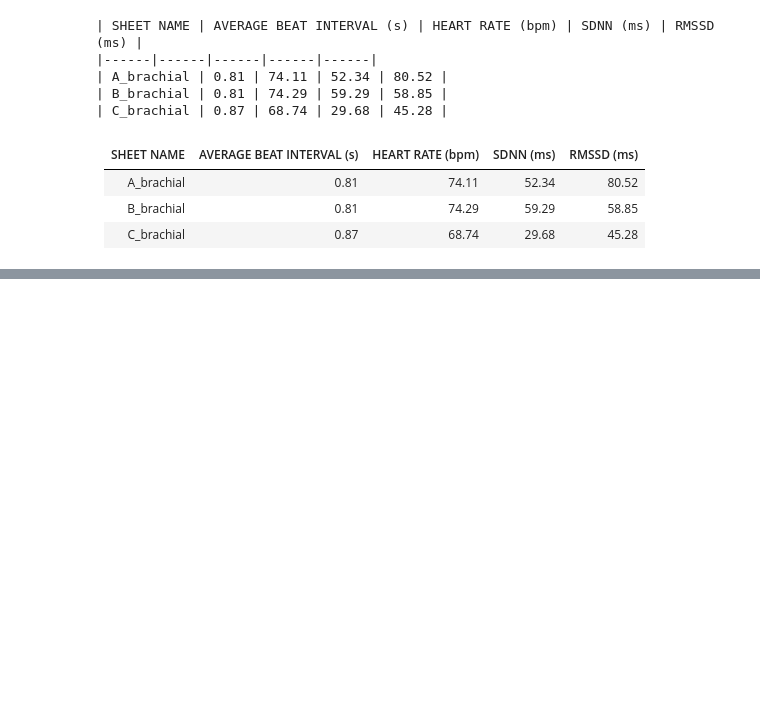
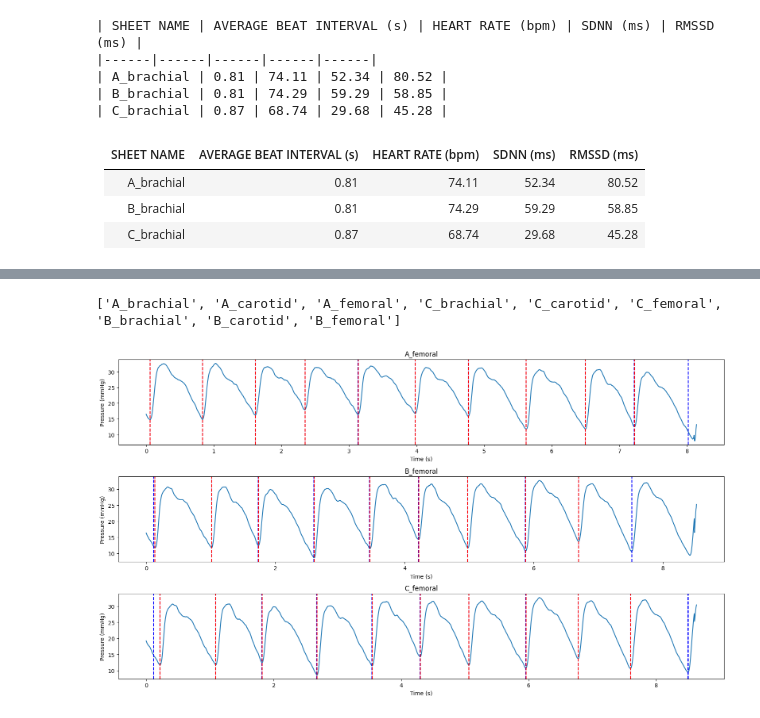
Before and after one commit to shreenandansonu/Non-invasive-Sensing---Signal-Processing-for-Human-Health-IIT-Madras, a Jupyter notebook: asignment1.ipynb, the cells around one changed output, grey strips where cells are left out. Drawn from its saved outputs; the diff is of its cells as text; code cells hidden in the pictures; blank space fills up the shorter version.

```diff
--- a/asignment1.ipynb
+++ b/asignment1.ipynb
@@ -182,16 +190,17 @@ print("| SHEET NAME | AVERAGE BEAT INTERVAL (s) | HEART RATE (bpm) | SDNN (ms) |
 
 for i in pressure_sheet_index:
     df = pd.read_excel(path, sheet_name=sheet_names_list[i])
-    beat_intervals=[]
-    avg_beat_intterval=0
+    beat_intervals = []
+    avg_beat_intterval = 0
     pressure = (df.iloc[:, 1])*(1000/Cc)
     pressure = moving_average(pressure, 10)
     time = (df.iloc[:, 0])*(0.004)
     min_pressure_points = min_pressure(pressure)
     for j in range(len(min_pressure_points)-1):
         # to avoid fake beat coming due to noise we will limit the minimum time between two beats to be 0.3s (which corresponds to a heart rate of 200 bpm)
-        if (time[min_pressure_points[j+1]]-time[min_pressure_points[j]])>0.3:
-            beat_intervals.append(time[min_pressure_points[j+1]]-time[min_pressure_points[j]])
+        if (time[min_pressure_points[j+1]]-time[min_pressure_points[j]]) > 0.3:
+            beat_intervals.append(
+                time[min_pressure_points[j+1]]-time[min_pressure_points[j]])
     # print(beat_intervals)
     print(f"| {sheet_names_list[i]} | {np.mean(beat_intervals):.2f} | {60/np.mean(beat_intervals):.2f} | {np.std(beat_intervals)*1000:.2f} | {np.sqrt(np.mean(np.diff(beat_intervals)**2))*1000:.2f} |")
 # %% [output]
@@ -208,0 +260,35 @@ for i in pressure_sheet_index:
+# %%
+path = "Assignment_1_all_signals_combined.xlsx"
+xls = pd.ExcelFile(path)
+print(xls.sheet_names)
+sheet_names_list = xls.sheet_names
+pressure_sheet_index = [2,8,5]
+# %% [output]
+['A_brachial', 'A_carotid', 'A_femoral', 'C_brachial', 'C_carotid', 'C_femoral', 'B_brachial', 'B_carotid', 'B_femoral']
+# %%
+plt.figure(figsize=(16,9 ))
+for i in pressure_sheet_index:
+    df = pd.read_excel(path, sheet_name=sheet_names_list[i])
+
+    pressure = (df.iloc[:, 1])*(1000/Cc)
+    pressure = moving_average(pressure, 10)
+    time = (df.iloc[:, 0])*(0.004)
+    max_pressure_points = min_pressure(pressure)
+    plt.subplot(3, 1, (pressure_sheet_index.index(i)+1))
+    plt.plot(time, pressure)
+    #marked by blue dashed line
+    for j in max_pressure_points:
+        plt.axvline(x=time[j], color="b", linestyle="--")
+    # marked by red dashed line
+    for j in range(len(max_pressure_points)-1):
+        if (time[max_pressure_points[j+1]]-time[max_pressure_points[j]])>0.3: # checking if the time difference between two beats is greater than 0.3s to avoid fake beats due to noise
+            plt.axvline(x=time[max_pressure_points[j]], color="r", linestyle="--")
+    plt.title(sheet_names_list[i])
+    plt.xlabel("Time (s)")
+    plt.ylabel("Pressure (mmHg)")
+    # plt.grid()
+plt.tight_layout()
+
+plt.show()
+# %% [output]
+[figure, added]
```
Also changed, not shown: parts of 29 cells of this notebook.
